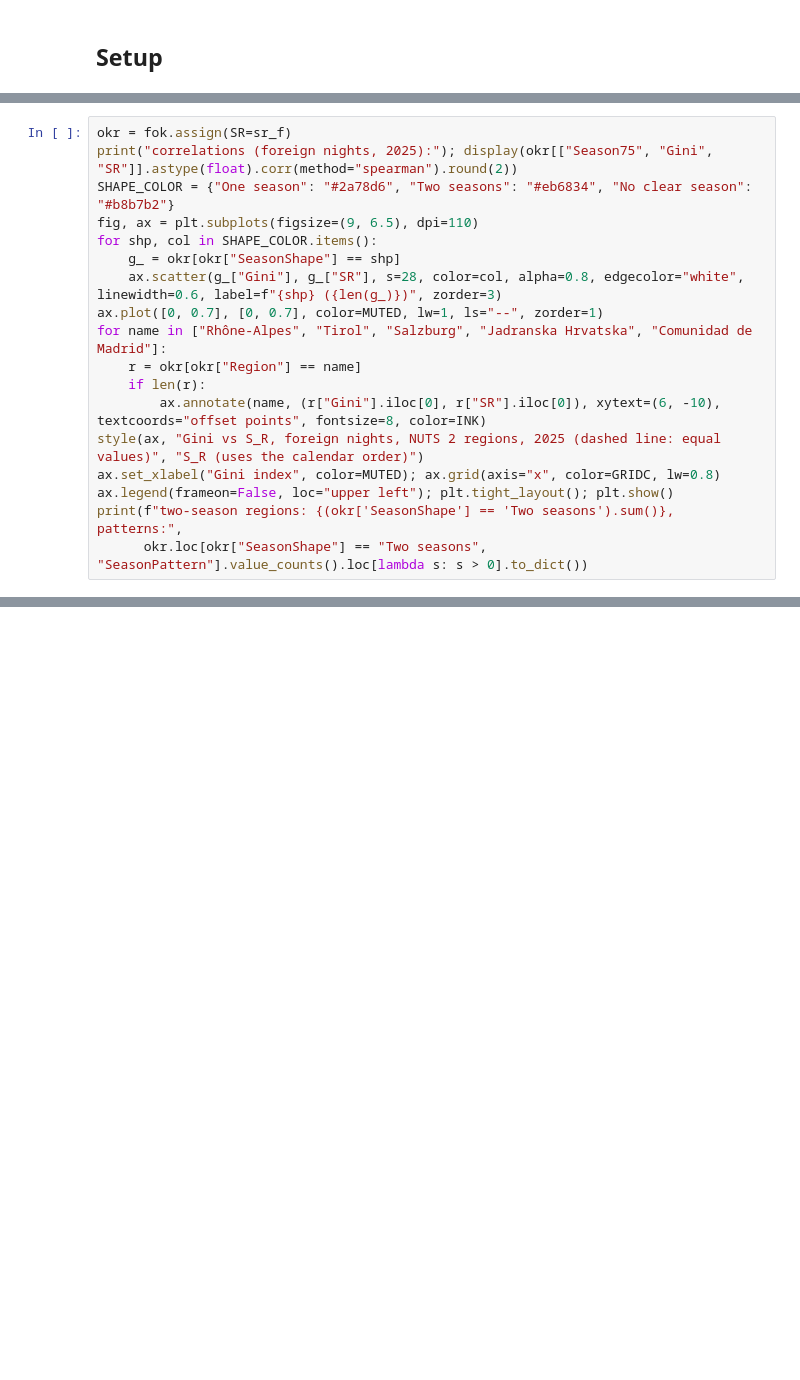
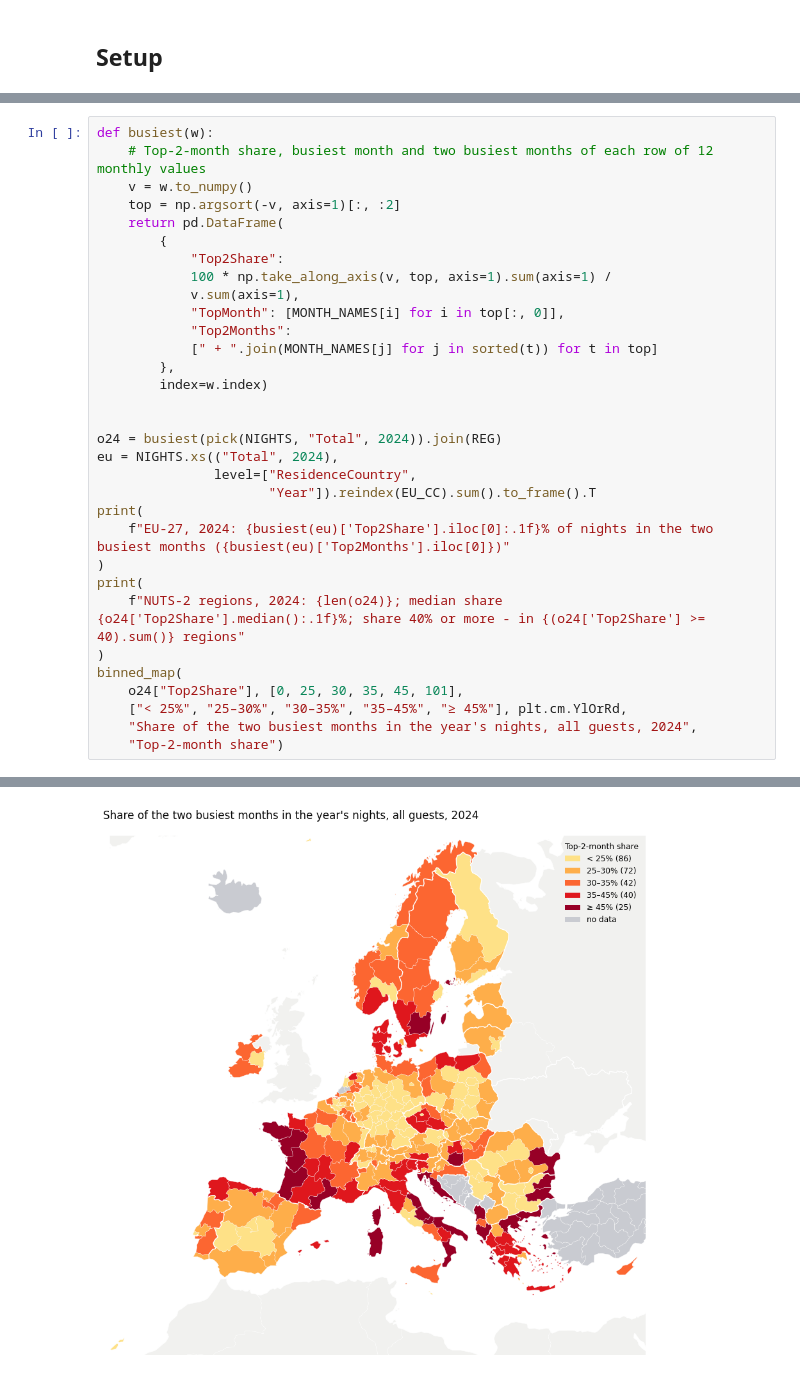
Before and after one commit to lomska/AI-Assisted-Dataviz, a Jupyter notebook: EUForeignTourismRhythms/Stage 3 Analysis.ipynb, the cells around one changed output, grey strips where cells are left out. Cells and saved outputs as stored; diff of their text form; blank space fills up the shorter version.

```diff
--- a/EUForeignTourismRhythms/Stage 3 Analysis.ipynb
+++ b/EUForeignTourismRhythms/Stage 3 Analysis.ipynb
@@ -619,18 +21,0 @@ Months to 75% and the Gini index ignore the order of the months, so they rate a
-# %%
-okr = fok.assign(SR=sr_f)
-print("correlations (foreign nights, 2025):"); display(okr[["Season75", "Gini", "SR"]].astype(float).corr(method="spearman").round(2))
-SHAPE_COLOR = {"One season": "#2a78d6", "Two seasons": "#eb6834", "No clear season": "#b8b7b2"}
-fig, ax = plt.subplots(figsize=(9, 6.5), dpi=110)
-for shp, col in SHAPE_COLOR.items():
-    g_ = okr[okr["SeasonShape"] == shp]
-    ax.scatter(g_["Gini"], g_["SR"], s=28, color=col, alpha=0.8, edgecolor="white", linewidth=0.6, label=f"{shp} ({len(g_)})", zorder=3)
-ax.plot([0, 0.7], [0, 0.7], color=MUTED, lw=1, ls="--", zorder=1)
-for name in ["Rhône-Alpes", "Tirol", "Salzburg", "Jadranska Hrvatska", "Comunidad de Madrid"]:
-    r = okr[okr["Region"] == name]
-    if len(r):
-        ax.annotate(name, (r["Gini"].iloc[0], r["SR"].iloc[0]), xytext=(6, -10), textcoords="offset points", fontsize=8, color=INK)
-style(ax, "Gini vs S_R, foreign nights, NUTS 2 regions, 2025 (dashed line: equal values)", "S_R (uses the calendar order)")
-ax.set_xlabel("Gini index", color=MUTED); ax.grid(axis="x", color=GRIDC, lw=0.8)
-ax.legend(frameon=False, loc="upper left"); plt.tight_layout(); plt.show()
-print(f"two-season regions: {(okr['SeasonShape'] == 'Two seasons').sum()}, patterns:",
-      okr.loc[okr["SeasonShape"] == "Two seasons", "SeasonPattern"].value_counts().loc[lambda s: s > 0].to_dict())
@@ -1074,0 +252,33 @@ Gini of foreign nights, NUTS 2 regions 2025 (254 regions); coefficient ± cluste
+# %%
+def busiest(w):
+    # Top-2-month share, busiest month and two busiest months of each row of 12 monthly values
+    v = w.to_numpy()
+    top = np.argsort(-v, axis=1)[:, :2]
+    return pd.DataFrame(
+        {
+            "Top2Share":
+            100 * np.take_along_axis(v, top, axis=1).sum(axis=1) /
+            v.sum(axis=1),
+            "TopMonth": [MONTH_NAMES[i] for i in top[:, 0]],
+            "Top2Months":
+            [" + ".join(MONTH_NAMES[j] for j in sorted(t)) for t in top]
+        },
+        index=w.index)
+
+
+o24 = busiest(pick(NIGHTS, "Total", 2024)).join(REG)
+eu = NIGHTS.xs(("Total", 2024),
+               level=["ResidenceCountry",
+                      "Year"]).reindex(EU_CC).sum().to_frame().T
+print(
+    f"EU-27, 2024: {busiest(eu)['Top2Share'].iloc[0]:.1f}% of nights in the two busiest months ({busiest(eu)['Top2Months'].iloc[0]})"
+)
+print(
+    f"NUTS-2 regions, 2024: {len(o24)}; median share {o24['Top2Share'].median():.1f}%; share 40% or more - in {(o24['Top2Share'] >= 40).sum()} regions"
+)
+binned_map(
+    o24["Top2Share"], [0, 25, 30, 35, 45, 101],
+    ["< 25%", "25–30%", "30–35%", "35–45%", "≥ 45%"], plt.cm.YlOrRd,
+    "Share of the two busiest months in the year's nights, all guests, 2024",
+    "Top-2-month share")
+# %% [output]
@@ -1074,0 +287 @@ Gini of foreign nights, NUTS 2 regions 2025 (254 regions); coefficient ± cluste
+[figure, added]
```
Also changed, not shown: parts of 100 cells of this notebook, 20 other files.
